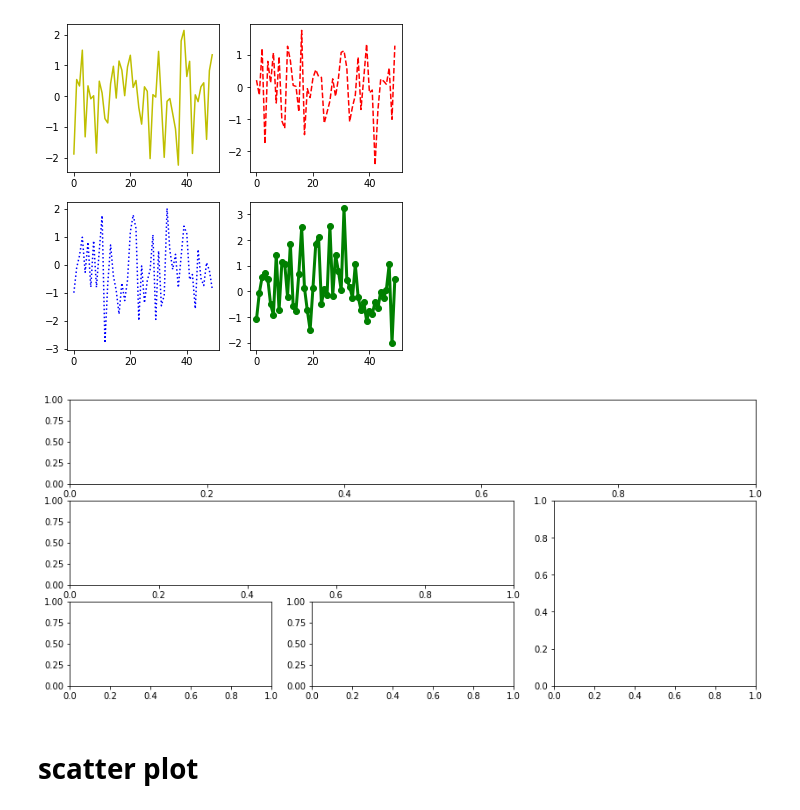
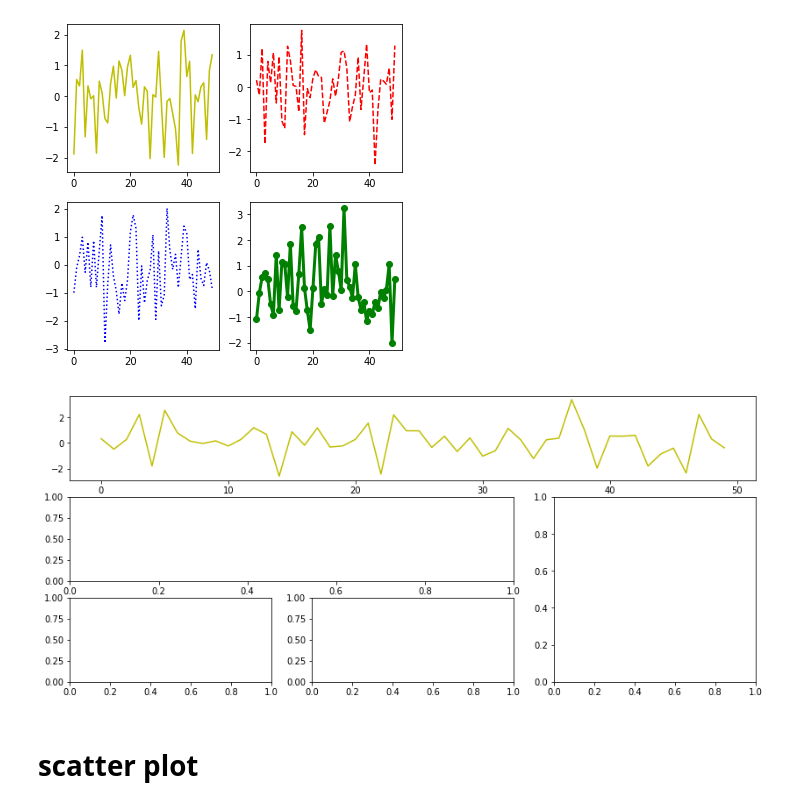
Before and after one commit to RedBatProject/Data-Science-Tools, a Jupyter notebook: data_science.ipynb, the cells around one changed output. Cells and saved outputs as stored; diff of their text form; code cells hidden in the pictures.

Commit message:
scatter plot three twenty one

```diff
--- a/data_science.ipynb
+++ b/data_science.ipynb
@@ -1228,12 +1228,13 @@ fig
 # %%
 plt.figure(figsize = (14,6))
 
 ax1 = plt.subplot2grid((3,3),(0,0), colspan = 3)
+ax1.plot(np.random.randn(50), c = 'y')
 ax2 = plt.subplot2grid((3,3),(1,0), colspan = 2)
 ax3 = plt.subplot2grid((3,3),(1,2), rowspan = 2)
 ax4 = plt.subplot2grid((3,3),(2,0))
 ax5 = plt.subplot2grid((3,3),(2,1))
 # %% [output]
-[figure, old version]
+[figure, new version]
 # %% [markdown]
 # scatter plot
```
Also changed, not shown: parts of 2 cells of this notebook.
